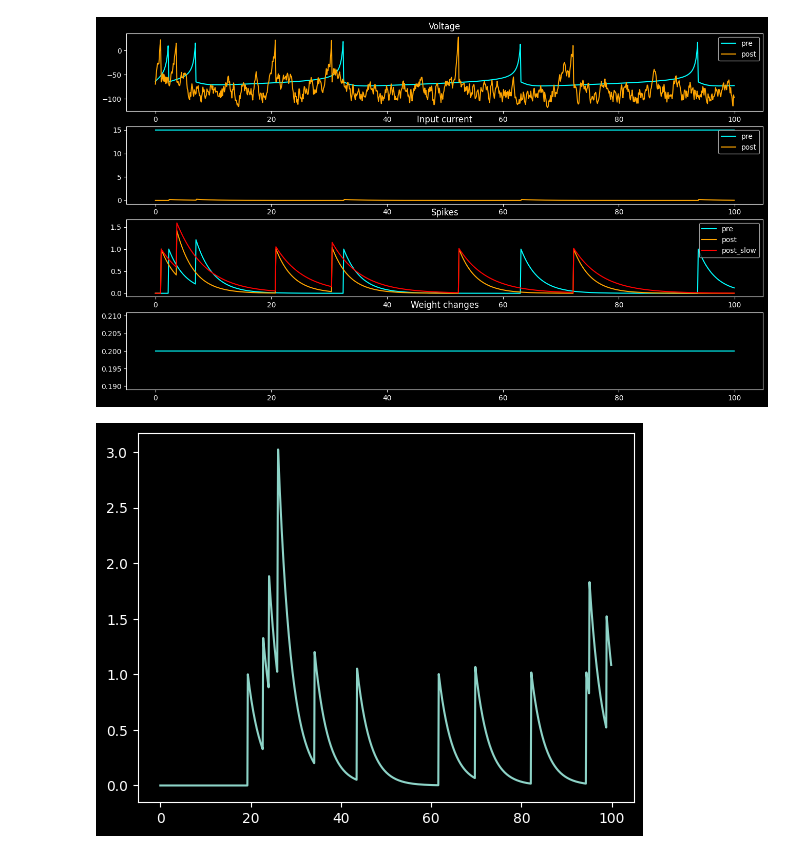
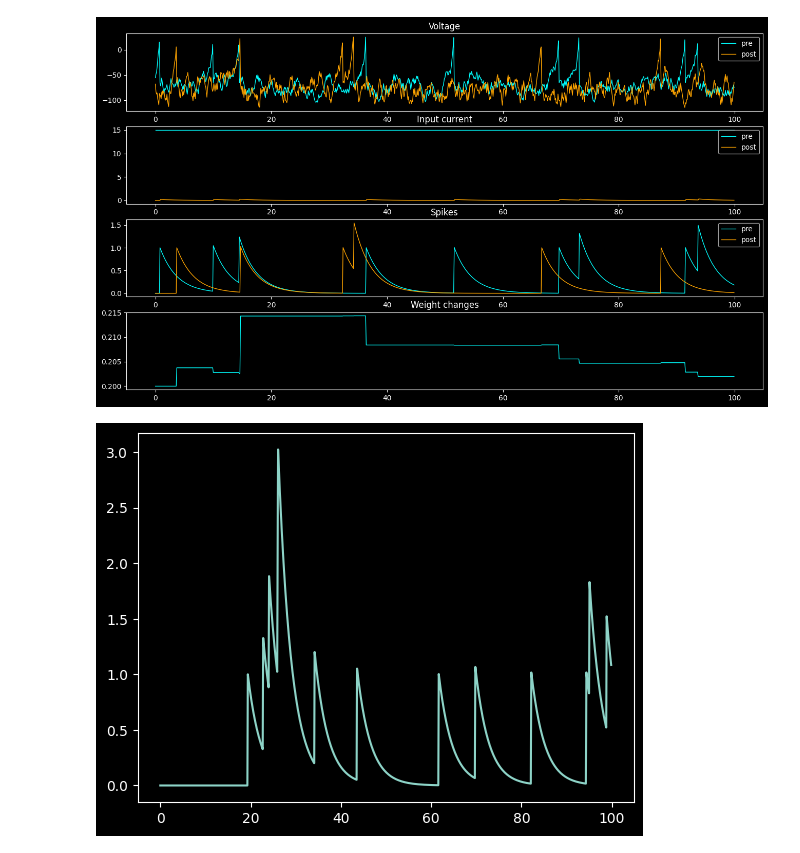
Before and after one commit to iamkg0/rustyspikes, a Jupyter notebook: test.ipynb, the cells around one changed output. Saved outputs shown, nothing was run; the diff lists cells and outputs as text; code cells hidden in the pictures.

```diff
--- a/test.ipynb
+++ b/test.ipynb
@@ -7,13 +7,13 @@ from utils import *
 res = .1
 plt.style.use(['dark_background'])
 # %%
-pre_neu = Izhikevich(I=15, preset='RS', resolution=res)
+pre_neu = Izhikevich(I=15, preset='RS', resolution=res, noise=10)
 post_neu = Izhikevich(preset='RS', resolution=res, noise=15)
 syn = Synapse(pre_neu, post_neu, slow_tau=50)
 time = 100
-short_single_synapse(pre_neu, post_neu, syn, time, rule='t_stdp')
+short_single_synapse(pre_neu, post_neu, syn, time, rule='pair_stdp')
 # %% [output]
-[figure, old version]
+[figure, new version]
 # %%
 neu = Probability_neuron(I=.01)
 time = 100
```
Also changed, not shown: 2 other files.
